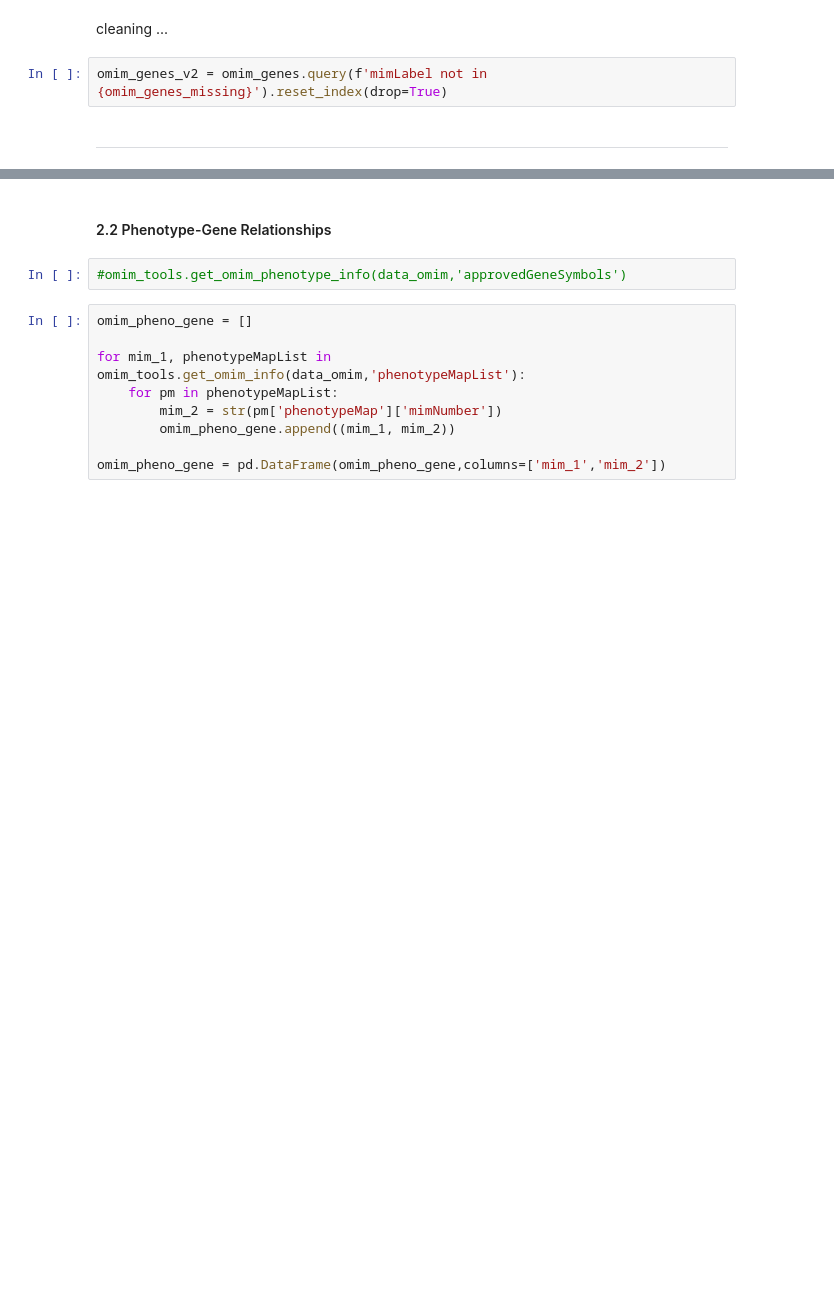
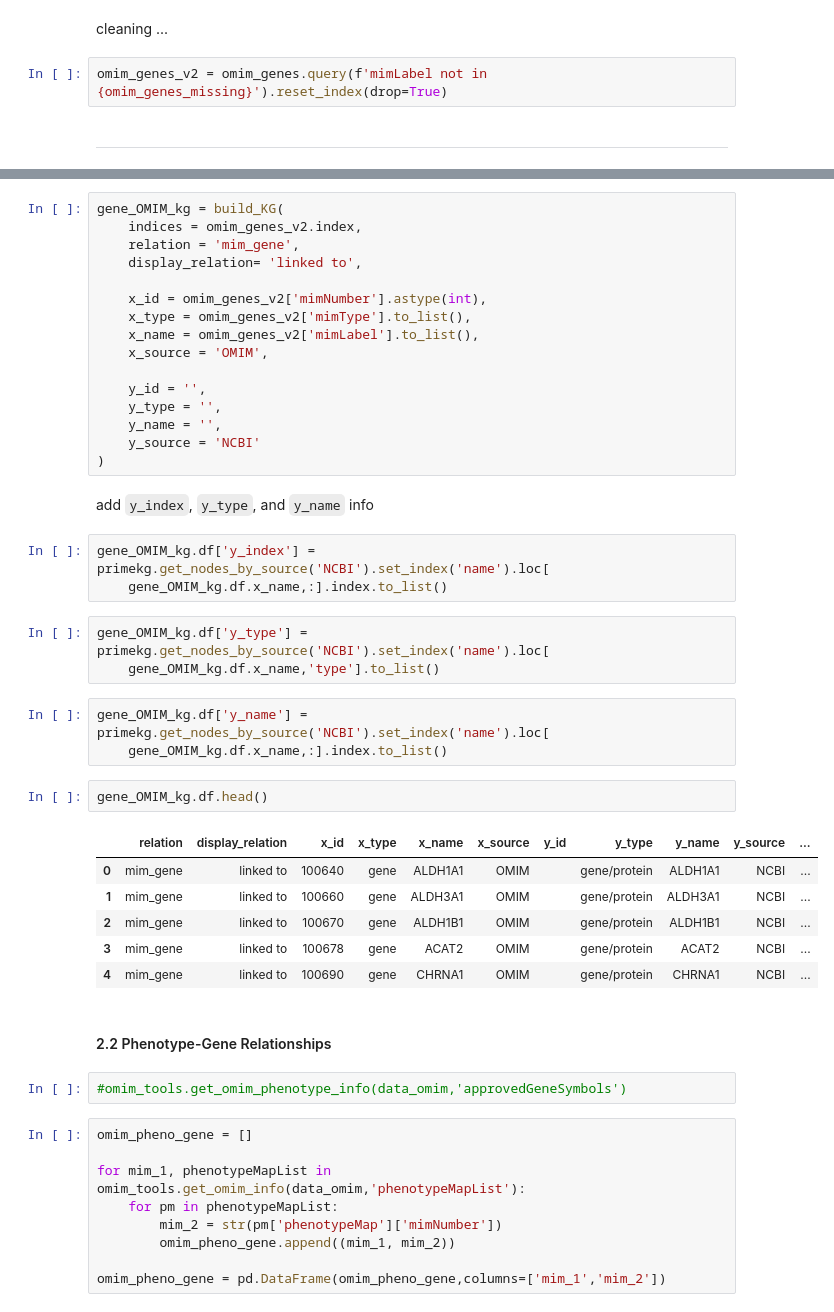
Before and after one commit to mims-harvard/PrimeKG, a Jupyter notebook: knowledge_graph/append_omim.ipynb, the cells around one changed output, grey strips where cells are left out. Saved outputs shown, nothing was run; the diff lists cells and outputs as text; blank space fills up the shorter version.

Commit message:
run `append_omim.ipynb`
(1) using `kg_raw` table, (2) using TDC KG data function

```diff
--- a/knowledge_graph/append_omim.ipynb
+++ b/knowledge_graph/append_omim.ipynb
@@ -533,3 +555,39 @@ gene_OMIM_kg['y_name'] = get_PrimeKG_nodes_by_source(primekg,'NCBI').set_index('
+# %%
+gene_OMIM_kg = build_KG(
+    indices = omim_genes_v2.index,
+    relation = 'mim_gene',
+    display_relation= 'linked to',
+
+    x_id = omim_genes_v2['mimNumber'].astype(int),
+    x_type = omim_genes_v2['mimType'].to_list(),
+    x_name = omim_genes_v2['mimLabel'].to_list(),
+    x_source = 'OMIM',
+
+    y_id = '',
+    y_type = '',
+    y_name = '',
+    y_source = 'NCBI'
+)
+# %% [markdown]
+add `y_index`, `y_type`, and `y_name` info
+# %%
+gene_OMIM_kg.df['y_index'] = primekg.get_nodes_by_source('NCBI').set_index('name').loc[
+    gene_OMIM_kg.df.x_name,:].index.to_list()
+# %%
+gene_OMIM_kg.df['y_type'] = primekg.get_nodes_by_source('NCBI').set_index('name').loc[
+    gene_OMIM_kg.df.x_name,'type'].to_list()
+# %%
+gene_OMIM_kg.df['y_name'] = primekg.get_nodes_by_source('NCBI').set_index('name').loc[
+    gene_OMIM_kg.df.x_name,:].index.to_list()
+# %%
+gene_OMIM_kg.df.head()
+# %% [output]
+|  | relation | display_relation | x_id | x_type | x_name | x_source | y_id | y_type | y_name | y_source | ... |
+| 0 | mim_gene | linked to | 100640 | gene | ALDH1A1 | OMIM |  | gene/protein | ALDH1A1 | NCBI | ... |
+| 1 | mim_gene | linked to | 100660 | gene | ALDH3A1 | OMIM |  | gene/protein | ALDH3A1 | NCBI | ... |
+| 2 | mim_gene | linked to | 100670 | gene | ALDH1B1 | OMIM |  | gene/protein | ALDH1B1 | NCBI | ... |
+| 3 | mim_gene | linked to | 100678 | gene | ACAT2 | OMIM |  | gene/protein | ACAT2 | NCBI | ... |
+| 4 | mim_gene | linked to | 100690 | gene | CHRNA1 | OMIM |  | gene/protein | CHRNA1 | NCBI | ... |
 # %% [markdown]
 #### 2.2 Phenotype-Gene Relationships
 # %%
```
Also changed, not shown: parts of 110 cells of this notebook.
